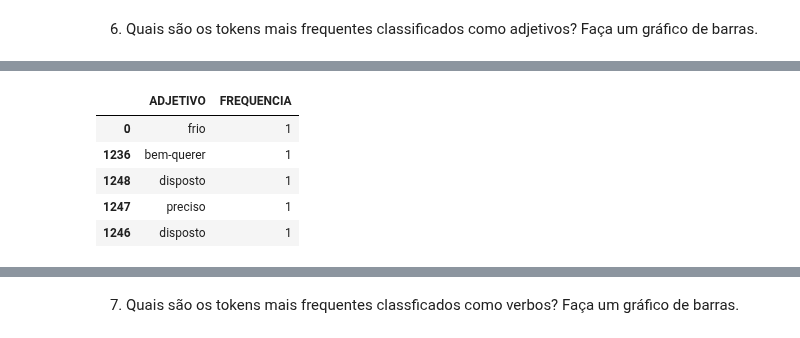
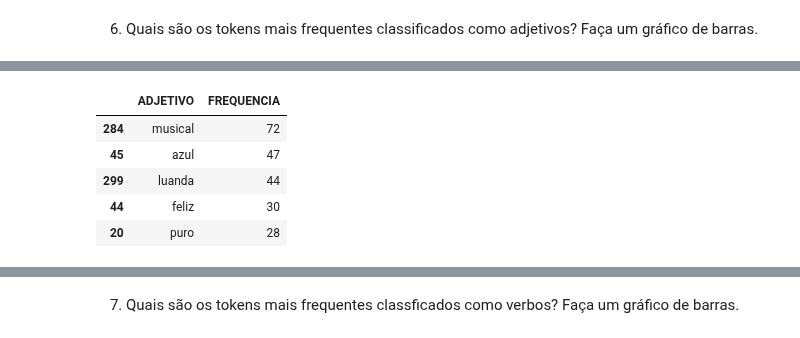
Before and after one commit to clairtonluz/MBA-em-ciencia-de-dados, a Jupyter notebook: Mineracao de Texto/exercicios/EXERCICIO-2- MINERACAO DE TEXTO- 2025.ipynb, the cells around one changed output, grey strips where cells are left out. Drawn from its saved outputs; the diff is of its cells as text; code cells hidden in the pictures.

```diff
--- a/Mineracao de Texto/exercicios/EXERCICIO-2- MINERACAO DE TEXTO- 2025.ipynb
+++ b/Mineracao de Texto/exercicios/EXERCICIO-2- MINERACAO DE TEXTO- 2025.ipynb
@@ -337,7 +337,7 @@ plt.show()
 # %%
 def adjetivos(tokens):
     doc = pln(' '.join(tokens))
-    return [token for token in doc if token.pos_ == 'ADJ']
+    return [token.lemma_ for token in doc if token.pos_ == 'ADJ']
 
 df['ADJETIVOS'] = df.TOKEN_PREPRO.apply(adjetivos)
 df.head()
@@ -351,19 +351,20 @@ df.head()
 # %%
 
 frequencia_adjetivos = Counter()
 
 for adjetivos in df.ADJETIVOS:
-    frequencia_adjetivos += Counter(adjetivos)
+    frequencia_adjetivos.update(adjetivos)
 
 frequencia_adjetivos = dict(frequencia_adjetivos)
 
 df_frequencia_adjetivos = pd.DataFrame(frequencia_adjetivos.items(), columns=['ADJETIVO', 'FREQUENCIA'])
 df_frequencia_adjetivos = df_frequencia_adjetivos.sort_values(by='FREQUENCIA', ascending=False)
+
 df_frequencia_adjetivos.head()
 # %% [output]
 |  | ADJETIVO | FREQUENCIA |
-| 0 | frio | 1 |
-| 1236 | bem-querer | 1 |
-| 1248 | disposto | 1 |
-| 1247 | preciso | 1 |
-| 1246 | disposto | 1 |
+| 284 | musical | 72 |
+| 45 | azul | 47 |
+| 299 | luanda | 44 |
+| 44 | feliz | 30 |
+| 20 | puro | 28 |
```
Also changed, not shown: parts of 11 cells of this notebook.
